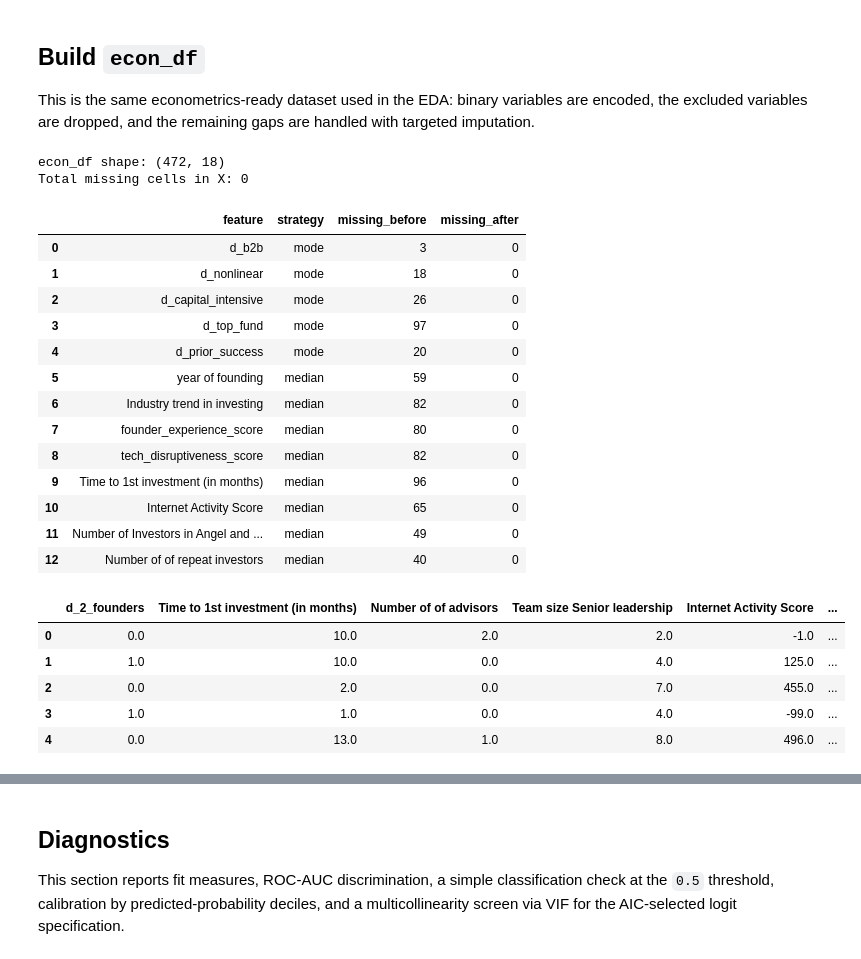
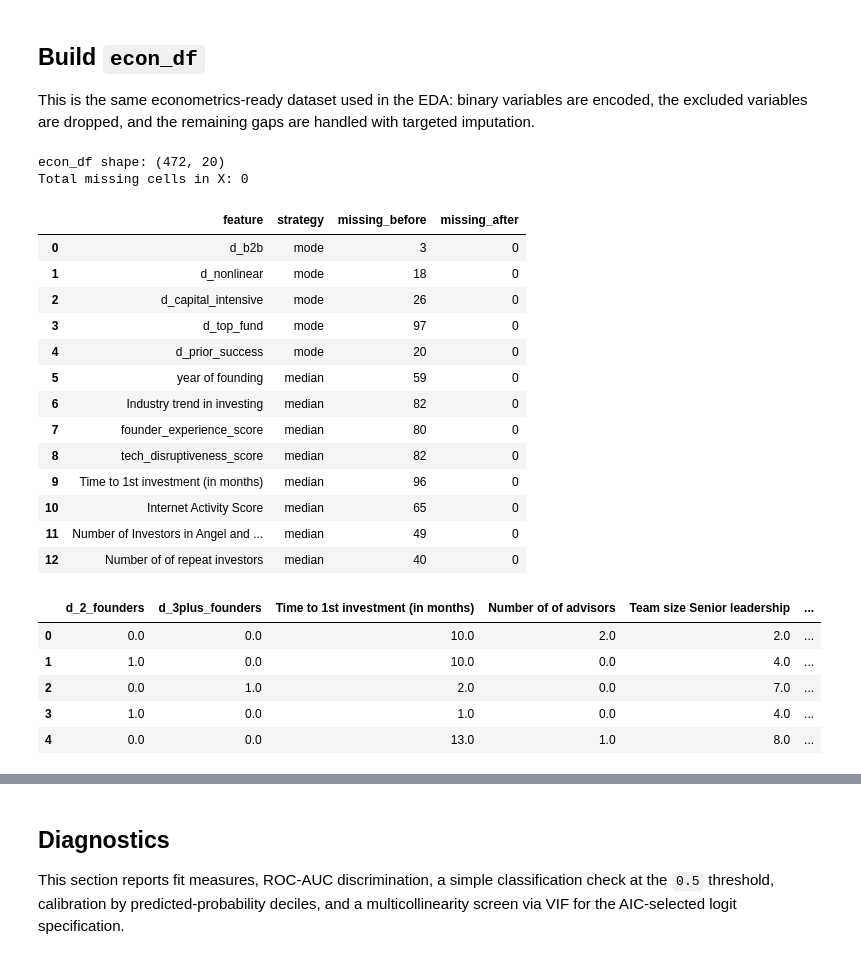
Before and after one commit to ykertytsky/ucu-econometrics-final-project, a Jupyter notebook: model.ipynb, the cells around one changed output, grey strips where cells are left out. Cells and saved outputs as stored; diff of their text form; code cells hidden in the pictures.

```diff
--- a/model.ipynb
+++ b/model.ipynb
@@ -121,13 +121,14 @@ econ_df = econ_df.drop(columns=[
 
 ANALYSIS_FEATURES = [
     'd_2_founders',
+    'd_3plus_founders',
     'Time to 1st investment (in months)',
     'Number of of advisors',
     'Team size Senior leadership',
     'Internet Activity Score',
     'Number of Investors in Angel and or VC',
     'Number of of repeat investors',
-    'year of founding',
+    'founding_year_since_2000',
     'Industry trend in investing',
     'd_top_fund',
     'd_prior_success',
@@ -209,43 +210,49 @@ for column, group_sets, strategy, round_result, cast_to_int in imputation_plan:
 
 imputation_summary = pd.DataFrame(imputation_log)
 
-# D_{2 founders}: 1 iff exactly two cofounders (hypothesis tests use this, not a linear count)
+# Founder count is modeled categorically, not both continuously and as a two-founder dummy.
+# Solo founders are the omitted baseline; the two dummies compare 2 and 3+ founders to solo teams.
 if econ_df['Number of Co-founders'].isna().any():
     econ_df['Number of Co-founders'] = econ_df['Number of Co-founders'].fillna(
         econ_df['Number of Co-founders'].median()
     )
-econ_df['d_2_founders'] = (econ_df['Number of Co-founders'].astype(float) == 2).astype(float)
+founder_count = econ_df['Number of Co-founders'].astype(float)
+econ_df['d_2_founders'] = (founder_count == 2).astype(float)
+econ_df['d_3plus_founders'] = (founder_count >= 3).astype(float)
+
+# Center calendar year so the intercept is not dominated by the 2000-level year scale.
+econ_df['founding_year_since_2000'] = econ_df['year of founding'].astype(float) - 2000
 
 X = econ_df[ANALYSIS_FEATURES].astype(float)
 y = econ_df['success'].astype(float)
 
 print(f'econ_df shape: {econ_df.shape}')
 print(f'Total missing cells in X: {int(X.isna().sum().sum())}')
 display(imputation_summary[imputation_summary['missing_before'] > 0])
 display(X.head())
 # %% [output]
-econ_df shape: (472, 18)
+econ_df shape: (472, 20)
 Total missing cells in X: 0
 |  | feature | strategy | missing_before | missing_after |
 | 0 | d_b2b | mode | 3 | 0 |
 | 1 | d_nonlinear | mode | 18 | 0 |
 | 2 | d_capital_intensive | mode | 26 | 0 |
 | 3 | d_top_fund | mode | 97 | 0 |
 | 4 | d_prior_success | mode | 20 | 0 |
 | 5 | year of founding | median | 59 | 0 |
 | 6 | Industry trend in investing | median | 82 | 0 |
 | 7 | founder_experience_score | median | 80 | 0 |
 | 8 | tech_disruptiveness_score | median | 82 | 0 |
 | 9 | Time to 1st investment (in months) | median | 96 | 0 |
 | 10 | Internet Activity Score | median | 65 | 0 |
 | 11 | Number of Investors in Angel and ... | median | 49 | 0 |
 | 12 | Number of of repeat investors | median | 40 | 0 |
-|  | d_2_founders | Time to 1st investment (in months) | Number of of advisors | Team size Senior leadership | Internet Activity Score | ... |
-| 0 | 0.0 | 10.0 | 2.0 | 2.0 | -1.0 | ... |
-| 1 | 1.0 | 10.0 | 0.0 | 4.0 | 125.0 | ... |
-| 2 | 0.0 | 2.0 | 0.0 | 7.0 | 455.0 | ... |
-| 3 | 1.0 | 1.0 | 0.0 | 4.0 | -99.0 | ... |
-| 4 | 0.0 | 13.0 | 1.0 | 8.0 | 496.0 | ... |
+|  | d_2_founders | d_3plus_founders | Time to 1st investment (in months) | Number of of advisors | Team size Senior leadership | ... |
+| 0 | 0.0 | 0.0 | 10.0 | 2.0 | 2.0 | ... |
+| 1 | 1.0 | 0.0 | 10.0 | 0.0 | 4.0 | ... |
+| 2 | 0.0 | 1.0 | 2.0 | 0.0 | 7.0 | ... |
+| 3 | 1.0 | 0.0 | 1.0 | 0.0 | 4.0 | ... |
+| 4 | 0.0 | 0.0 | 13.0 | 1.0 | 8.0 | ... |
 # %% [markdown]
 ## Estimate Logit
 
```
Also changed, not shown: parts of 5 cells of this notebook.
